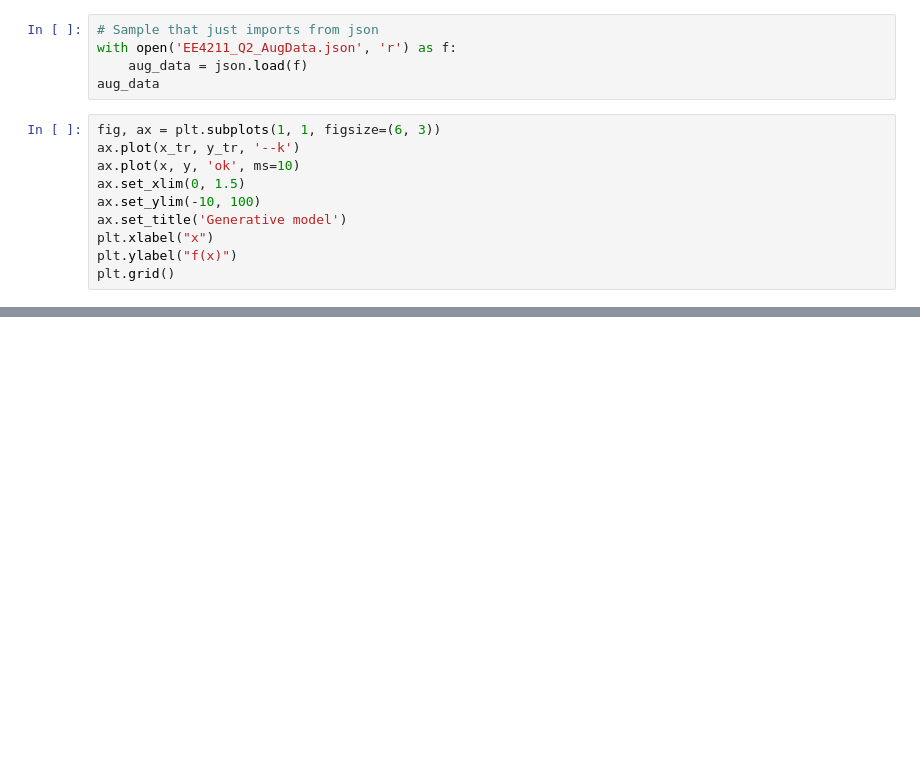
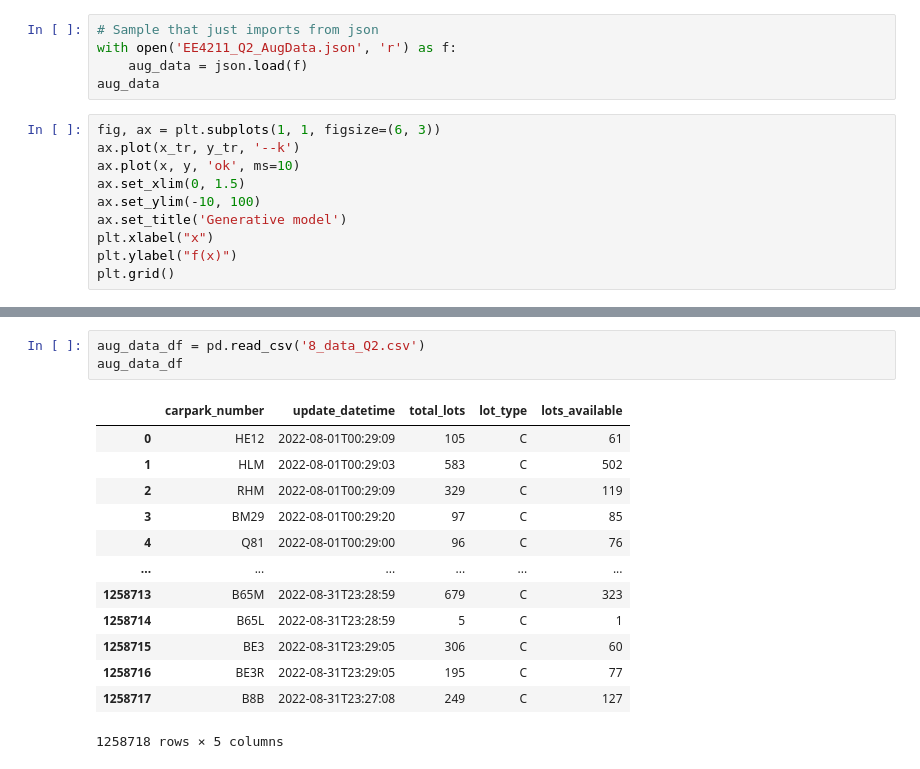
Before and after one commit to R-Ramana/EE4211-Project, a Jupyter notebook: Question 2/EE4211_Group_9_Question_2.ipynb, the cells around one changed output, grey strips where cells are left out. Saved outputs shown, nothing was run; the diff lists cells and outputs as text; blank space fills up the shorter version.

```diff
--- a/Question 2/EE4211_Group_9_Question_2.ipynb
+++ b/Question 2/EE4211_Group_9_Question_2.ipynb
@@ -157,2 +170,19 @@ jul_data_df
+# %%
+aug_data_df = pd.read_csv('8_data_Q2.csv')
+aug_data_df
+# %% [output]
+|  | carpark_number | update_datetime | total_lots | lot_type | lots_available |
+| 0 | HE12 | 2022-08-01T00:29:09 | 105 | C | 61 |
+| 1 | HLM | 2022-08-01T00:29:03 | 583 | C | 502 |
+| 2 | RHM | 2022-08-01T00:29:09 | 329 | C | 119 |
+| 3 | BM29 | 2022-08-01T00:29:20 | 97 | C | 85 |
+| 4 | Q81 | 2022-08-01T00:29:00 | 96 | C | 76 |
+| ... | ... | ... | ... | ... | ... |
+| 1258713 | B65M | 2022-08-31T23:28:59 | 679 | C | 323 |
+| 1258714 | B65L | 2022-08-31T23:28:59 | 5 | C | 1 |
+| 1258715 | BE3 | 2022-08-31T23:29:05 | 306 | C | 60 |
+| 1258716 | BE3R | 2022-08-31T23:29:05 | 195 | C | 77 |
+| 1258717 | B8B | 2022-08-31T23:27:08 | 249 | C | 127 |
+1258718 rows × 5 columns
 # %%
 jul_data_df.info()
```
Also changed, not shown: parts of 33 cells of this notebook.
